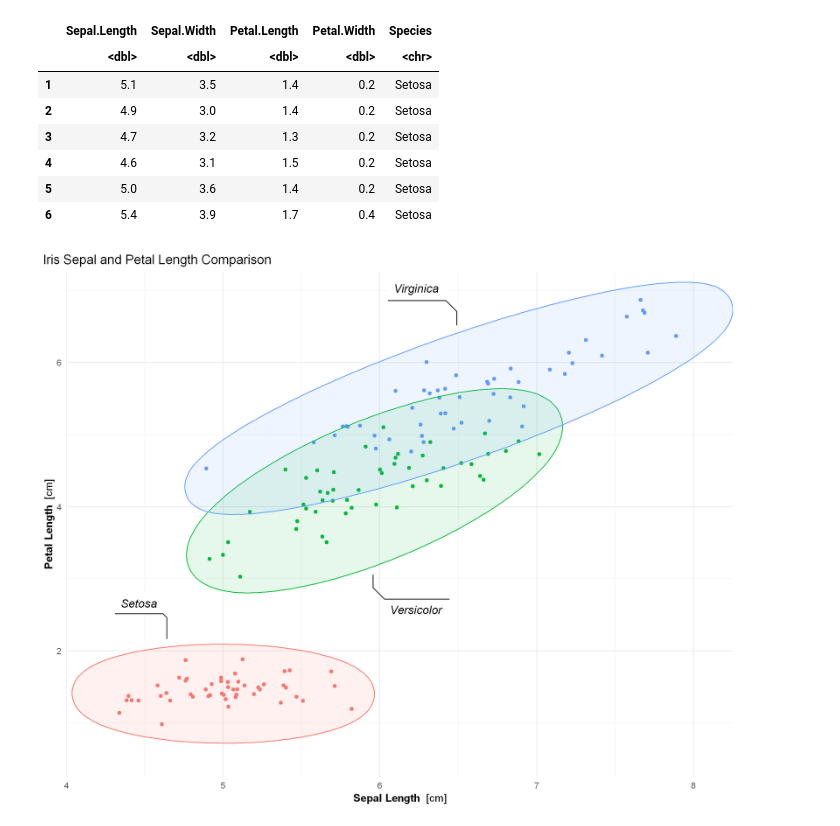
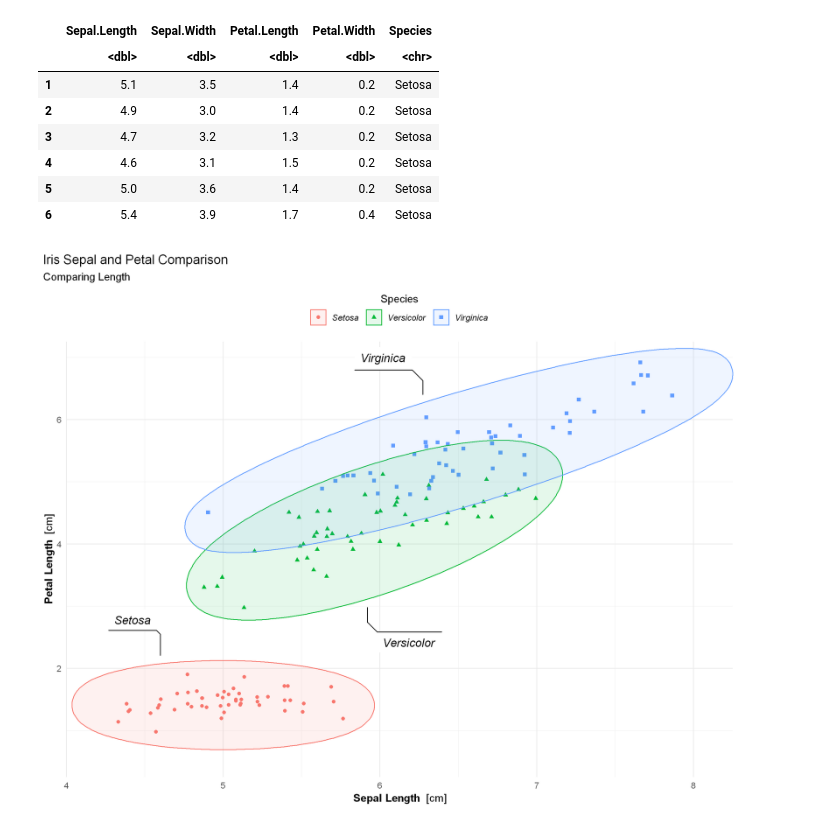
Before and after one commit to MichaszJ/Notebooks, a Jupyter notebook: Iris Visualization.ipynb, the cells around one changed output. Saved outputs shown, nothing was run; the diff lists cells and outputs as text; code cells hidden in the pictures.

Commit message:
updated iris visual

```diff
--- a/Iris Visualization.ipynb
+++ b/Iris Visualization.ipynb
@@ -57,16 +60,24 @@ A data.frame: 6 × 5
 # %%
 # creating visualization
 options(repr.plot.res=260)
 options(repr.plot.width = 10, repr.plot.height = 8)
 
-ggplot(iris_changed, aes(x = Sepal.Length, y = Petal.Length, color = Species, fill = Species), show.legend = FALSE) +
-    geom_jitter(show.legend = FALSE) +
-    geom_mark_ellipse(aes(label = Species), alpha = 0.1, label.fontface = c("italic", "plain"), show.legend = FALSE) +
-    labs(title = 'Iris Sepal and Petal Length Comparison', x = '**Sepal Length** [cm]', y = '**Petal Length** [cm]') +
+p1 <- ggplot(iris_changed, aes(x = Sepal.Length, y = Petal.Length, color = Species, fill = Species)) +
+    geom_jitter(aes(shape = Species)) +
+    geom_mark_ellipse(aes(label = Species), alpha = 0.1, label.fontface = c("italic", "plain")) +
+    labs(title = 'Iris Sepal and Petal Comparison',
+         x = '**Sepal Length** [cm]',
+         y = '**Petal Length** [cm]',
+         subtitle = 'Comparing Length') +
     theme_minimal() +
     theme(axis.title.x = element_markdown(),
           axis.title.y = element_markdown(),
-          plot.title.position = 'plot') +
-    coord_cartesian(xlim = c(4, 8.25), ylim = c(0.25, 7.25), expand = FALSE)
+          plot.title.position = 'plot',
+          legend.position = 'top',
+          legend.text = element_text(face = 'italic')) +
+    guides(shape = guide_legend(title.position = 'top', title.hjust = 0.5)) +
+    coord_cartesian(xlim = c(4, 8.25), ylim = c(0.25, 7.25), clip = 'off', expand = FALSE)
+
+p1
 # %% [output]
-[figure, old version]
+[figure, new version]
```
Also changed, not shown: parts of 3 cells of this notebook.
